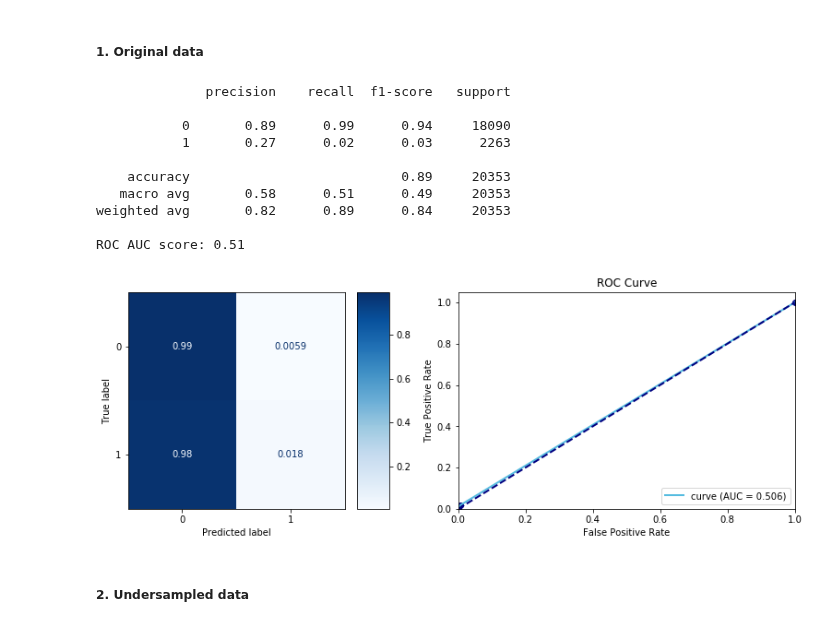
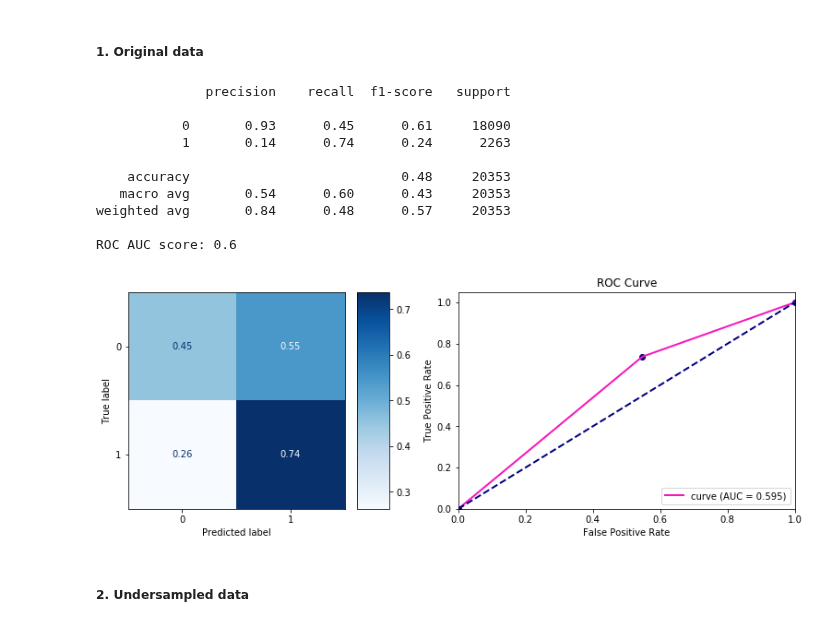
Before and after one commit to pmacinec/diabetes-patients-readmissions-prediction, a Jupyter notebook: notebooks/2_model_selection.ipynb, the cells around one changed output. Saved outputs shown, nothing was run; the diff lists cells and outputs as text; code cells hidden in the pictures.

```diff
--- a/notebooks/2_model_selection.ipynb
+++ b/notebooks/2_model_selection.ipynb
@@ -85,7 +83,7 @@ To final evaluation will be choosen a model with highest accuracy.
 ##### 1. Original data
 # %%
 rf = RandomForestClassifier(max_depth=10, random_state=42, n_estimators=100
-                             ,class_weight={0:1,1:8}, min_samples_split=5
+                             ,class_weight={0:1,1:9}, min_samples_split=5
                             )
 rf.fit(X_train, y_train)
 evaluate_model(rf, X_test, y_test)
@@ -160,21 +163,21 @@ sorted_features = plot_feature_importance(rf.feature_importances_, X_train.colum
 # %% [markdown]
 ##### 1. Original data
 # %%
-xg = xgb.XGBClassifier(random_state=42,learning_rate=0.01, max_depth=20, eta=0.1)
+xg = xgb.XGBClassifier(random_state=42, learning_rate=0.001, max_depth=5, eta=0.1, scale_pos_weight=10)
 xg.fit(X_train,y_train)
 evaluate_model(xg, X_test, y_test)
 # %% [output]
               precision    recall  f1-score   support
 
-           0       0.89      0.99      0.94     18090
-           1       0.27      0.02      0.03      2263
+           0       0.93      0.45      0.61     18090
+           1       0.14      0.74      0.24      2263
 
-    accuracy                           0.89     20353
-   macro avg       0.58      0.51      0.49     20353
-weighted avg       0.82      0.89      0.84     20353
+    accuracy                           0.48     20353
+   macro avg       0.54      0.60      0.43     20353
+weighted avg       0.84      0.48      0.57     20353
 
-ROC AUC score: 0.51
+ROC AUC score: 0.6
-[figure, old version]
+[figure, new version]
 # %% [markdown]
 ##### 2. Undersampled data
 # %%
```
Also changed, not shown: parts of 27 cells of this notebook.
